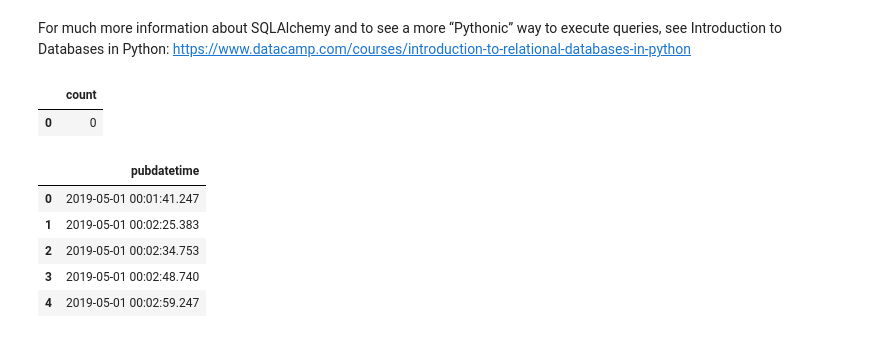
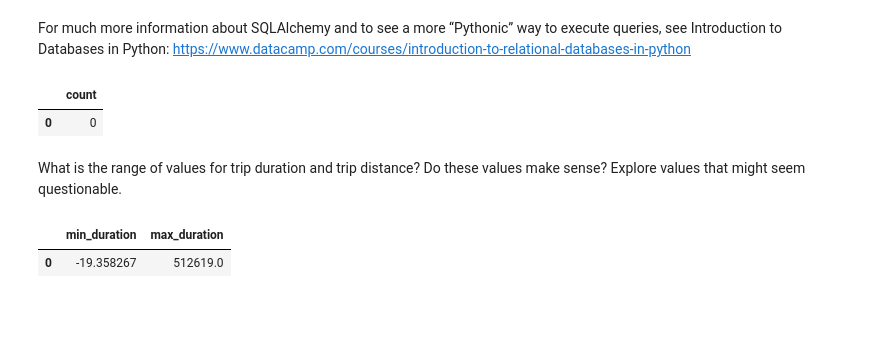
Before and after one commit to NSS-Data-Analytics-Cohort-8/scooter-partner1-whenhugocallsuspythonistas, a Jupyter notebook: notebooks/eda.ipynb, the cells around one changed output. Drawn from its saved outputs; the diff is of its cells as text; code cells hidden in the pictures; blank space fills up the shorter version.

```diff
--- a/notebooks/eda.ipynb
+++ b/notebooks/eda.ipynb
@@ -73,0 +67,2 @@ result2 = engine.execute(query2)
+# %% [markdown]
+What is the range of values for trip duration and trip distance? Do these values make sense? Explore values that might seem questionable.
@@ -74,10 +75,6 @@ result2 = engine.execute(query2)
 # %%
-time_values = pd.read_sql(query2, con = engine)
-time_values.head()
+trip_range = pd.read_sql(query2, con = engine)
+trip_range.head()
 # %% [output]
-|  | pubdatetime |
-| 0 | 2019-05-01 00:01:41.247 |
-| 1 | 2019-05-01 00:02:25.383 |
-| 2 | 2019-05-01 00:02:34.753 |
-| 3 | 2019-05-01 00:02:48.740 |
-| 4 | 2019-05-01 00:02:59.247 |
+|  | min_duration | max_duration |
+| 0 | -19.358267 | 512619.0 |
```
Also changed, not shown: parts of 12 cells of this notebook.
